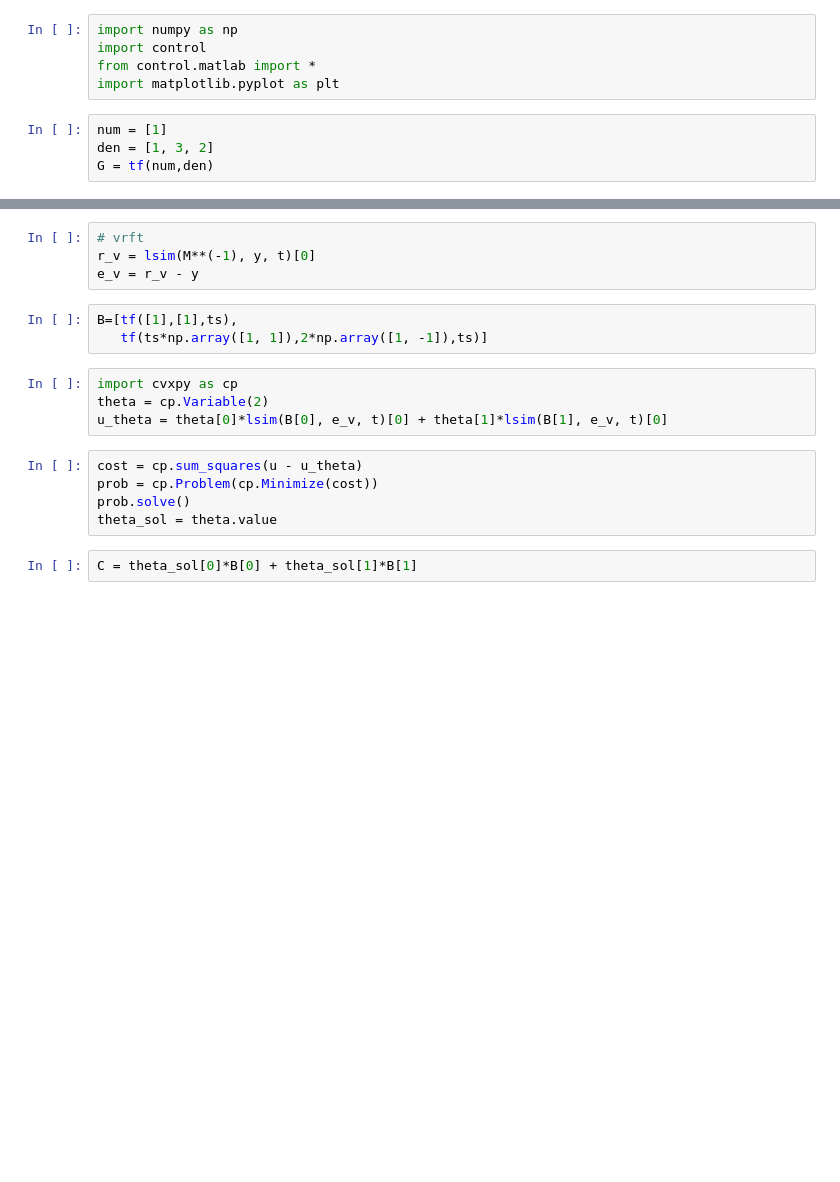
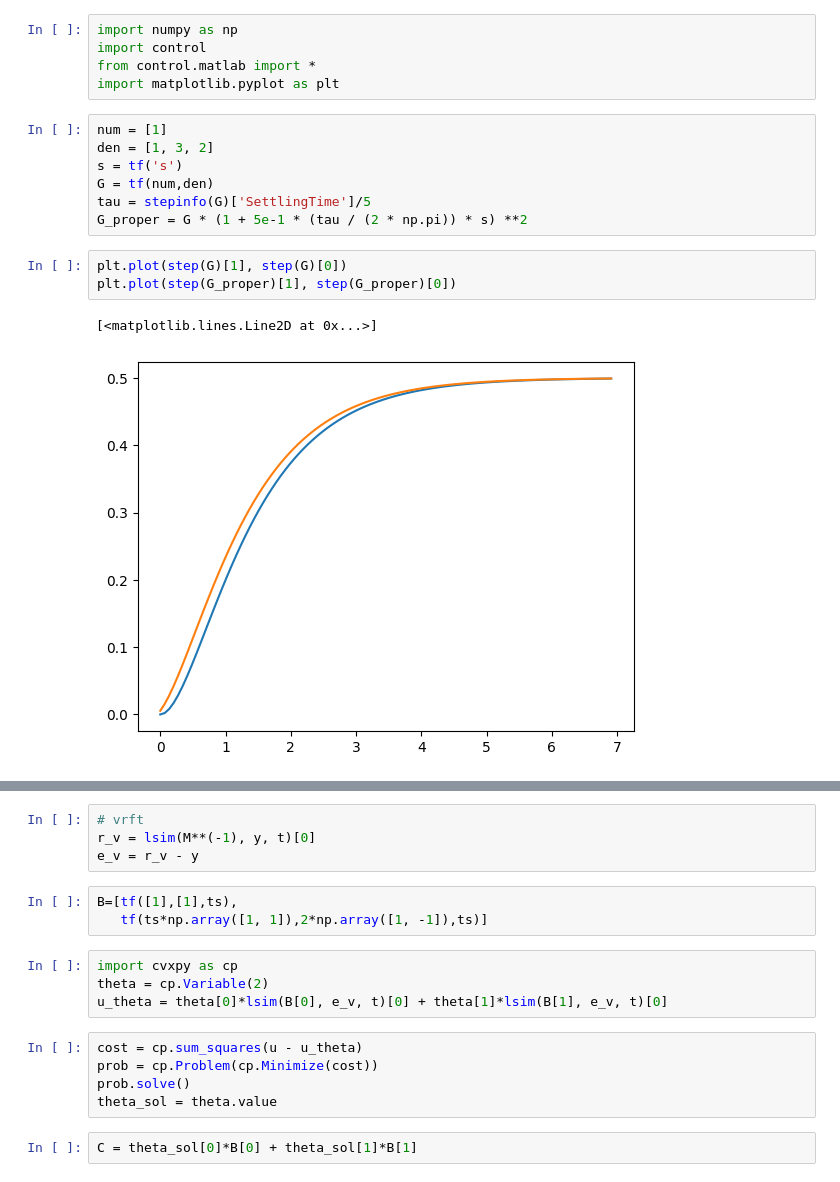
Before and after one commit to buswayne/sysid-transformers-control, a Jupyter notebook: control/simple_example_1.ipynb, the cells around one changed output, grey strips where cells are left out. Saved outputs shown, nothing was run; the diff lists cells and outputs as text; blank space fills up the shorter version.

```diff
--- a/control/simple_example_1.ipynb
+++ b/control/simple_example_1.ipynb
@@ -6,5 +6,14 @@ import matplotlib.pyplot as plt
 # %%
 num = [1]
 den = [1, 3, 2]
+s = tf('s')
 G = tf(num,den)
+tau = stepinfo(G)['SettlingTime']/5
+G_proper = G * (1 + 5e-1 * (tau / (2 * np.pi)) * s) **2
+# %%
+plt.plot(step(G)[1], step(G)[0])
+plt.plot(step(G_proper)[1], step(G_proper)[0])
+# %% [output]
+[<matplotlib.lines.Line2D at 0x...>]
+[figure, added]
 # %%
```
Also changed, not shown: parts of 6 cells of this notebook, 7 other files.
